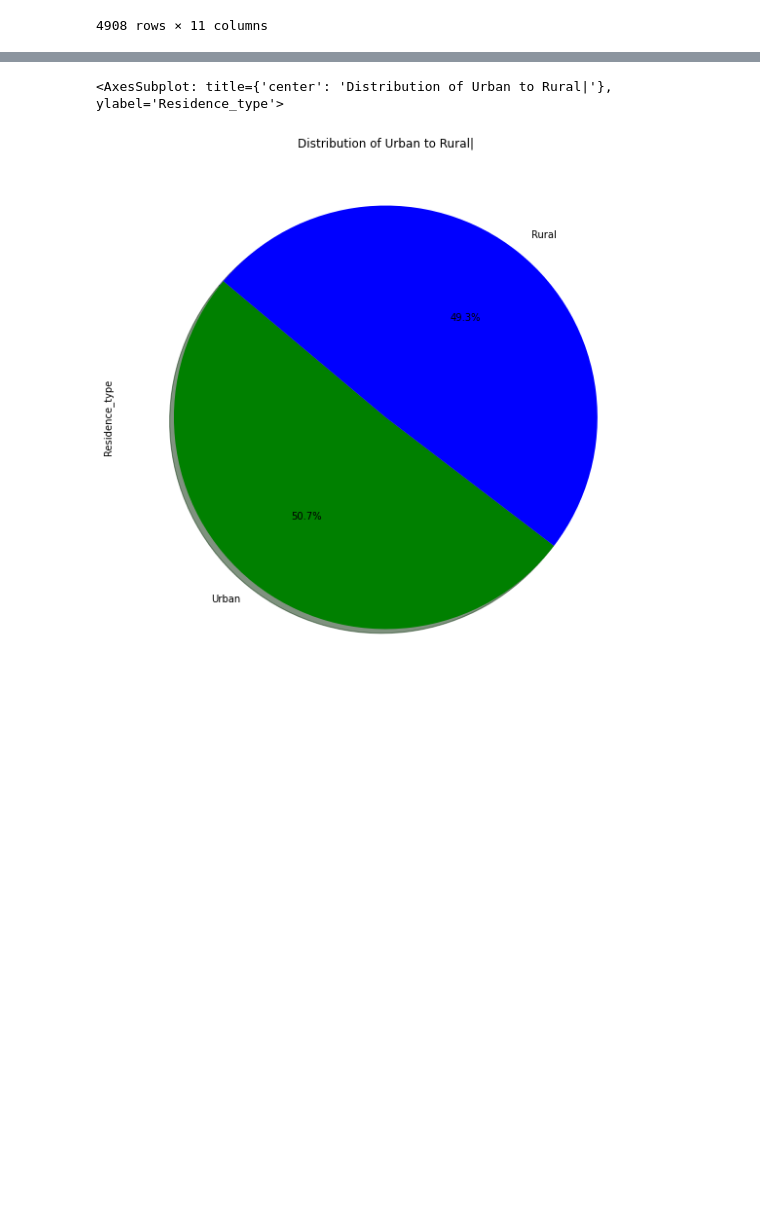
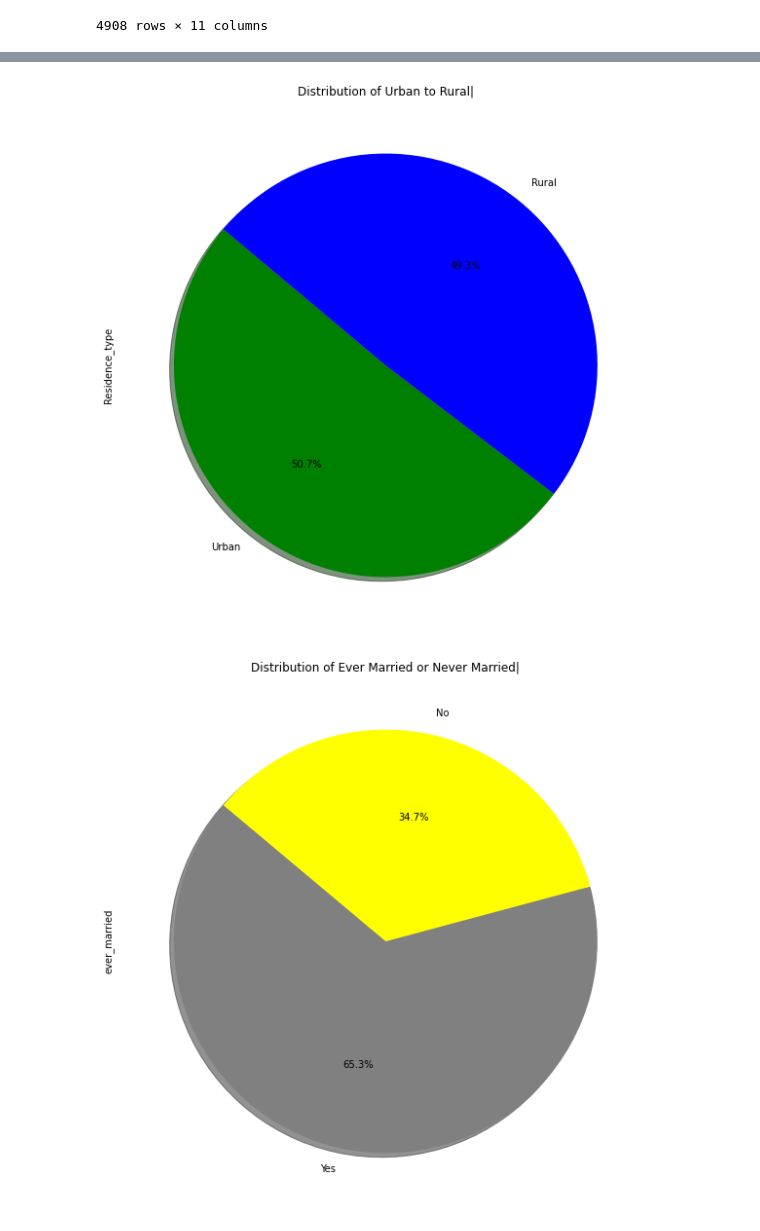
Before and after one commit to ruchisharma19/Project-4-Data-Doctors, a Jupyter notebook: Untitled.ipynb, the cells around one changed output, grey strips where cells are left out. Saved outputs shown, nothing was run; the diff lists cells and outputs as text; code cells hidden in the pictures; blank space fills up the shorter version.

Commit message:
added more visualization

```diff
--- a/Untitled.ipynb
+++ b/Untitled.ipynb
@@ -140,10 +141,23 @@ plotting_sex = stroke_df_new['Residence_type'].value_counts()
 
 colors = ['green', 'blue']
 
-label = ['Female', 'Male']
+label = ['Rural', 'Urban']
 plt.title('Distribution of Urban to Rural|')
 plotting_sex.plot(kind='pie',  autopct= "%1.1f%%", figsize=(20,10), colors = colors, startangle=140,
                    shadow = True,)
+plt.savefig("./images/Residence_type_pie_chart.png")
 # %% [output]
-<AxesSubplot: title={'center': 'Distribution of Urban to Rural|'}, ylabel='Residence_type'>
 [figure]
+# %%
+#Pie chart showing the percentage of ever_married
+plotting_sex = stroke_df_new['ever_married'].value_counts()
+
+colors = ['grey', 'yellow']
+
+label = ['Yes', 'No']
+plt.title('Distribution of Ever Married or Never Married|')
+plotting_sex.plot(kind='pie',  autopct= "%1.1f%%", figsize=(20,10), colors = colors, startangle=140,
+                   shadow = True,)
+plt.savefig("./images/ever_married_pie_chart.png")
+# %% [output]
+[figure, added]
```
Also changed, not shown: parts of 4 cells of this notebook, 4 other files.
